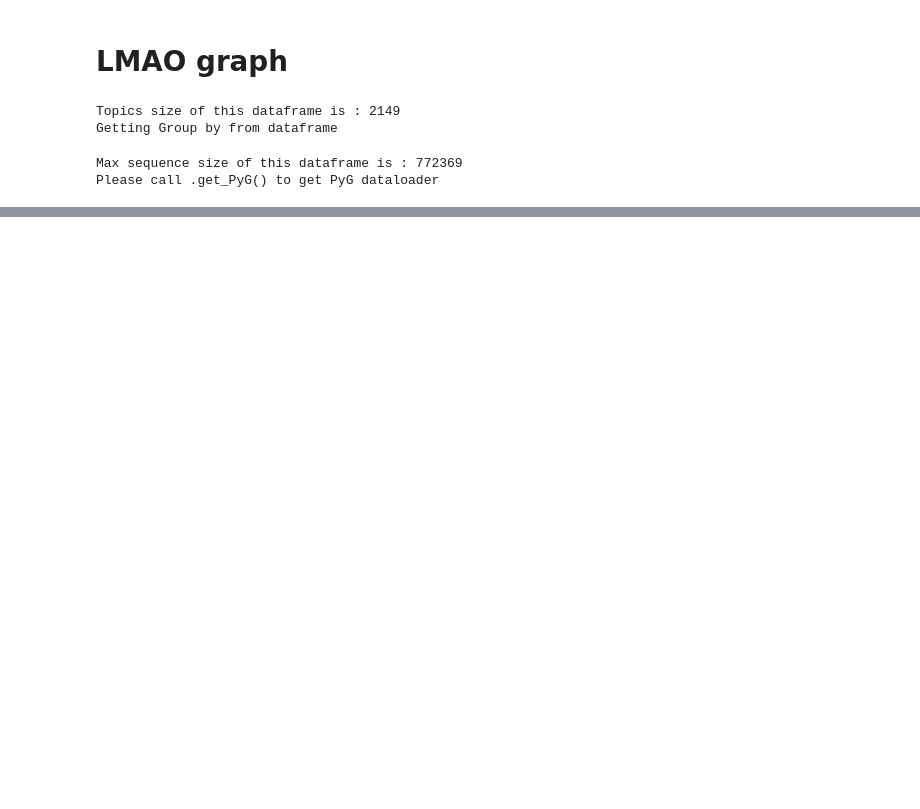
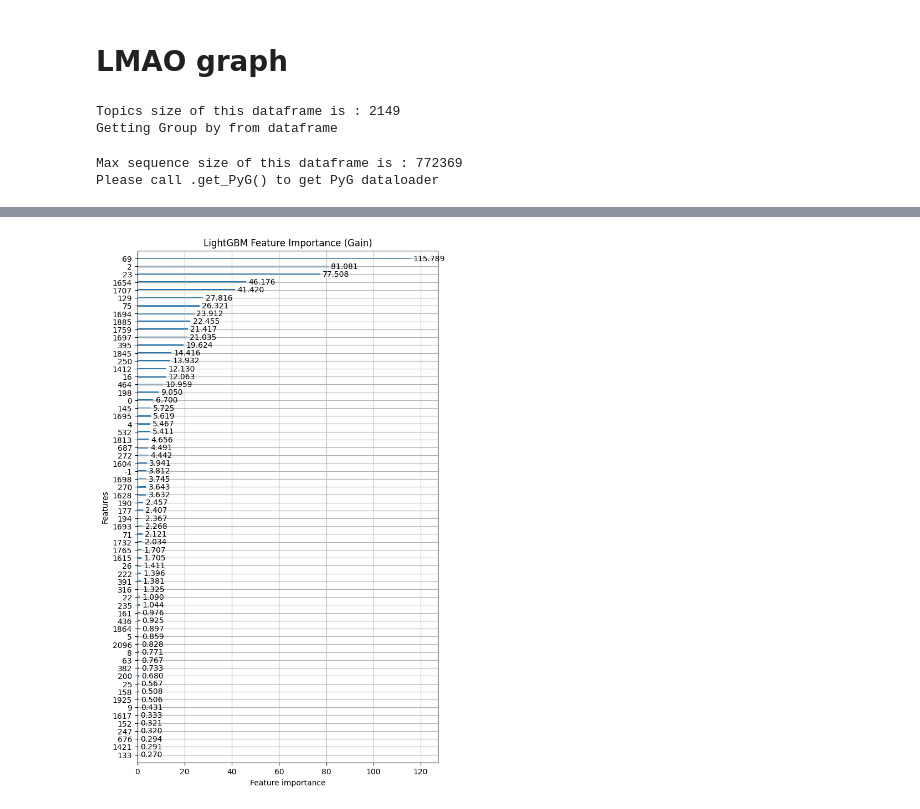
Before and after one commit to northnpk/LMAO, a Jupyter notebook: example_alice_info.ipynb, the cells around one changed output, grey strips where cells are left out. Cells and saved outputs as stored; diff of their text form; code cells hidden in the pictures; blank space fills up the shorter version.

```diff
--- a/example_alice_info.ipynb
+++ b/example_alice_info.ipynb
@@ -126,0 +203,5 @@ plotly_digraph(G, label='y', topic_dict=topic_dict)
+# %%
+lgb.plot_importance(lgb_clf, importance_type="gain", figsize=(7,12), title="LightGBM Feature Importance (Gain)")
+plt.show()
+# %% [output]
+[figure, added]
```
Also changed, not shown: parts of 20 cells of this notebook, 8 other files.
